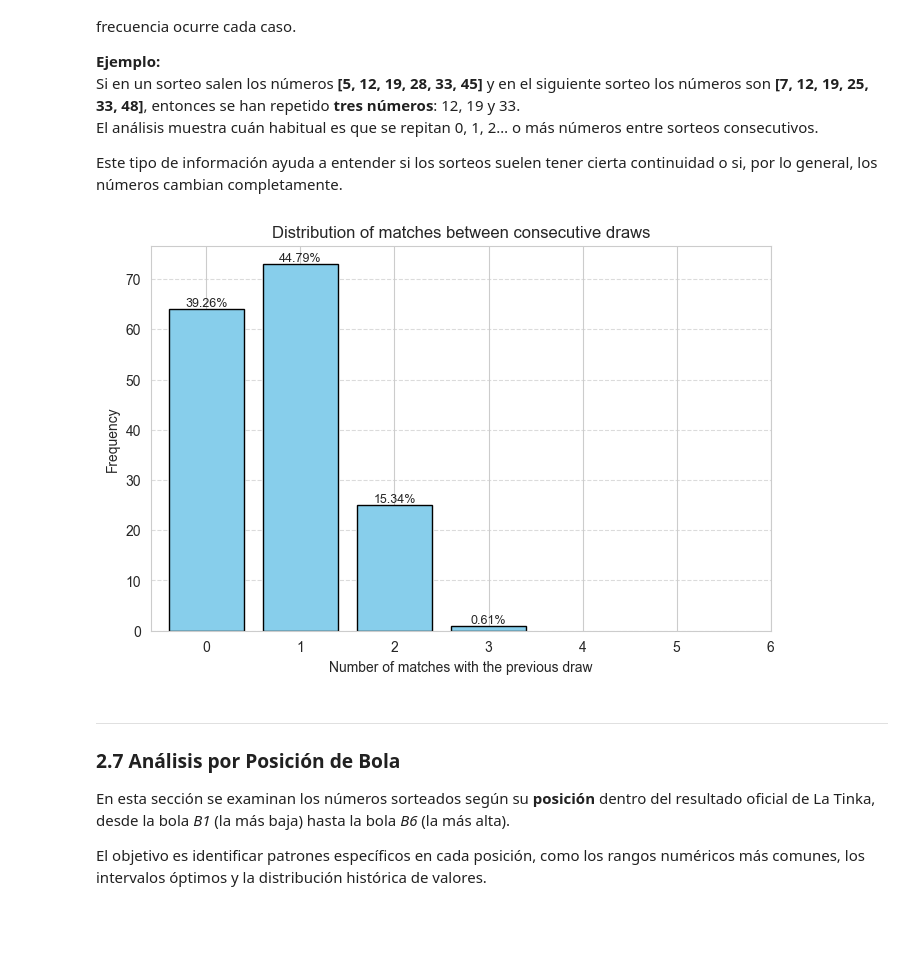
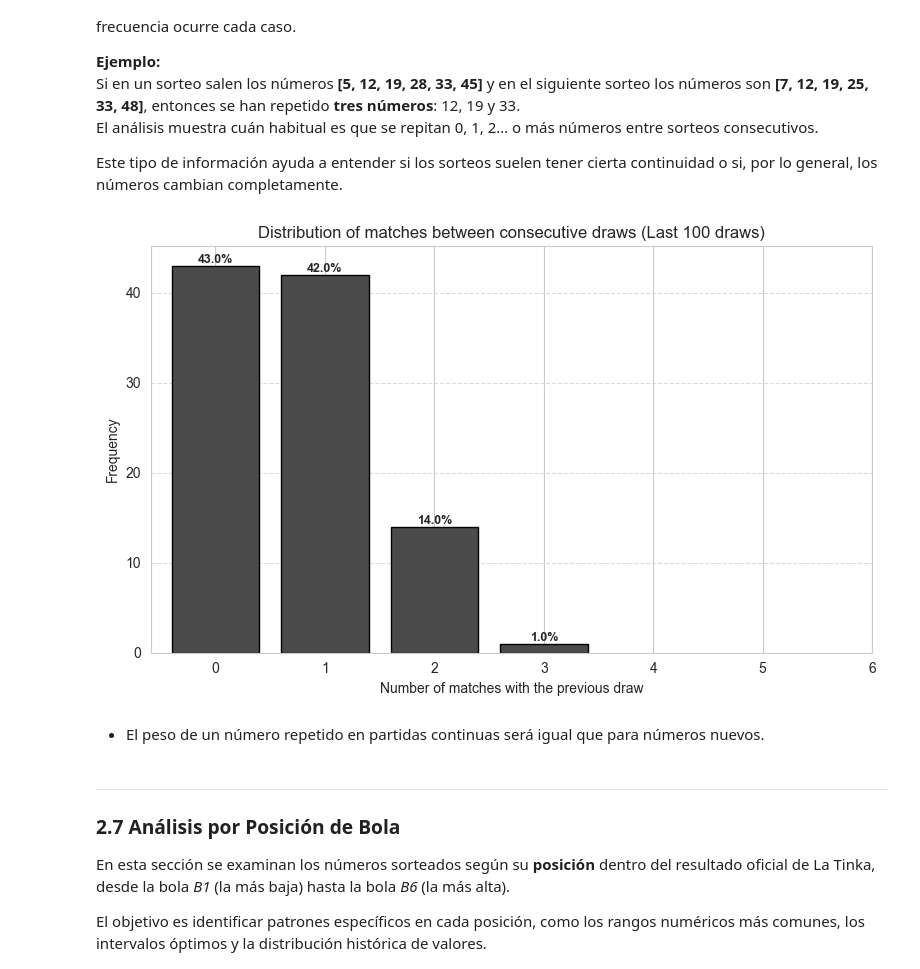
Before and after one commit to EmadScience31416/tinka-luck-model, a Jupyter notebook: Analysis/tinka_analysis.ipynb, the cells around one changed output. Saved outputs shown, nothing was run; the diff lists cells and outputs as text; code cells hidden in the pictures; blank space fills up the shorter version.

```diff
--- a/Analysis/tinka_analysis.ipynb
+++ b/Analysis/tinka_analysis.ipynb
@@ -228,9 +241,11 @@ El análisis muestra cuán habitual es que se repitan 0, 1, 2… o más números
 
 Este tipo de información ayuda a entender si los sorteos suelen tener cierta continuidad o si, por lo general, los números cambian completamente.
 # %%
-analyze_repeats(df_tinka)
+analyze_repeats(df_tinka, last_n_games=100)
 # %% [output]
-[figure, old version]
+[figure, new version]
+# %% [markdown]
+- El peso de un número repetido en partidas continuas será igual que para números nuevos.
 # %% [markdown]
 ---
 ### 2.7 Análisis por Posición de Bola
```
Also changed, not shown: parts of 15 cells of this notebook, 1 other file.
